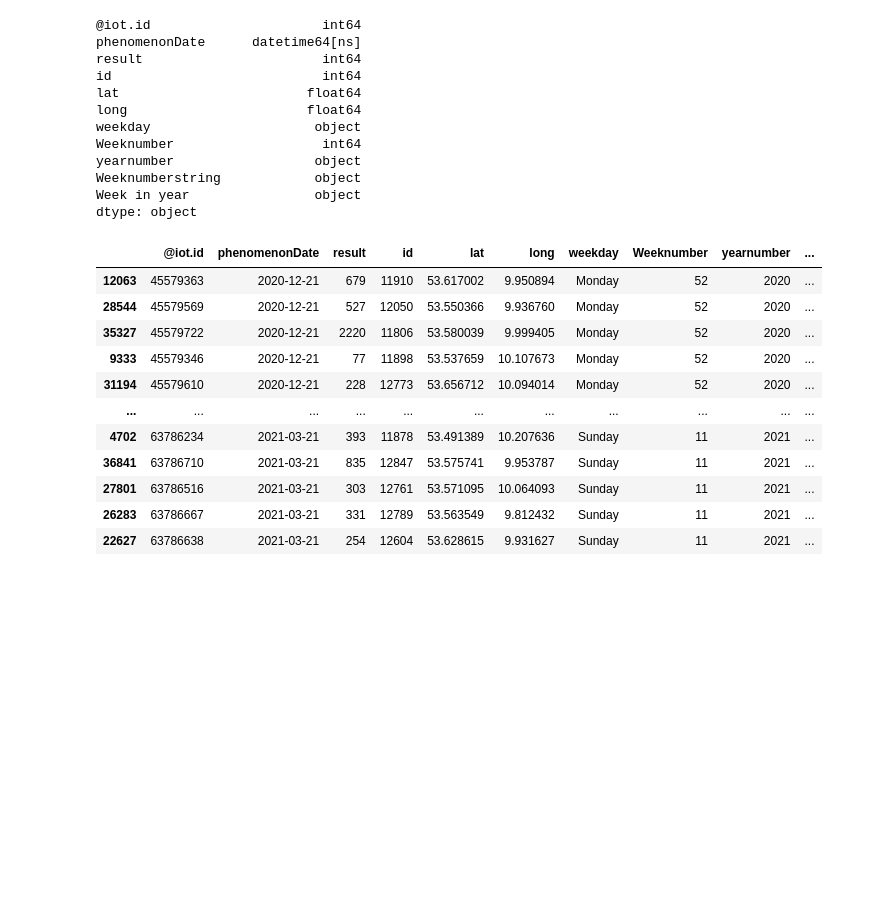
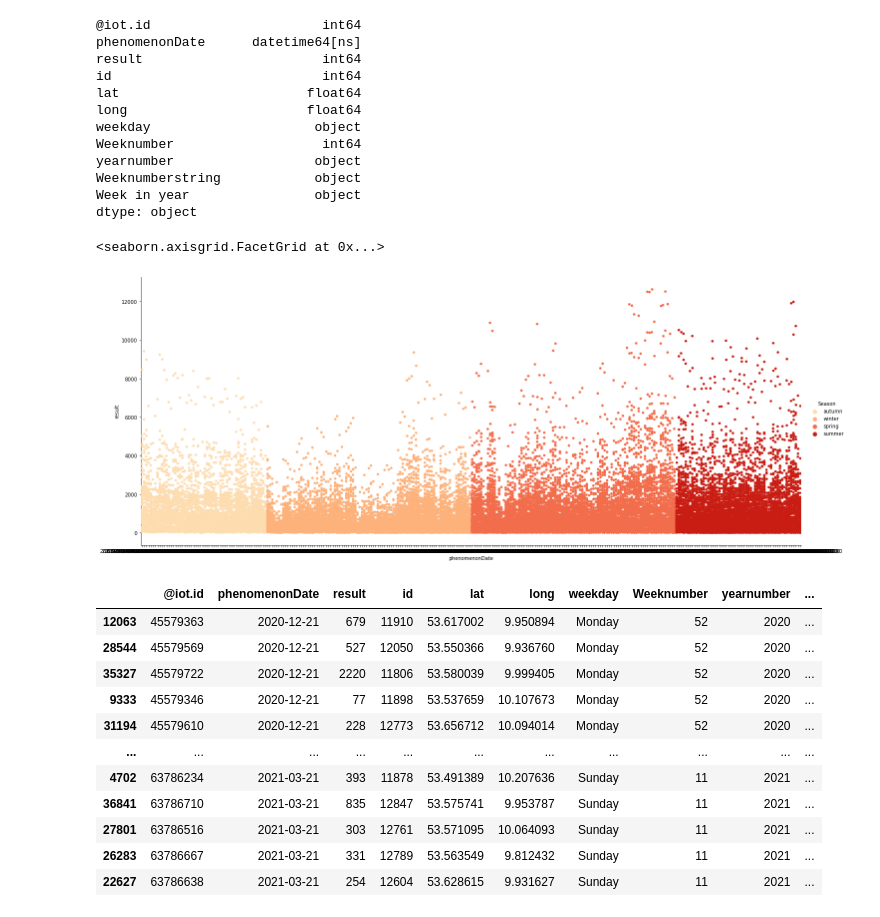
Before and after one commit to MaHag123/hh_techlabs_group12, a Jupyter notebook: Descriptives (using the clean_data csv)_Bikes_Final.ipynb, the cells around one changed output. Cells and saved outputs as stored; diff of their text form; code cells hidden in the pictures; blank space fills up the shorter version.

```diff
--- a/Descriptives (using the clean_data csv)_Bikes_Final.ipynb
+++ b/Descriptives (using the clean_data csv)_Bikes_Final.ipynb
@@ -273,7 +273,10 @@ df_clean_data_short.loc[df_clean_data_short["Week in year"] > 202124, "Season"]
 # %%
 df_clean_data_short = df_clean_data_short.sort_values(by = "phenomenonDate")
 # %%
-sns.catplot(x="phenomenonDate", y="result",hue = "Season", data = df_clean_data_short, height=8, aspect=2.5,palette="viridis")
+sns.catplot(x="phenomenonDate", y="result",hue = "Season", data = df_clean_data_short, height=8, aspect=2.5,palette="OrRd")
+# %% [output]
+<seaborn.axisgrid.FacetGrid at 0x...>
+[figure, added]
 # %%
 #Create dataset only for summer and winter for geo visualization
 mask_w = (df_clean_data_short["Season"] == "winter")
```
Also changed, not shown: parts of 1 cell of this notebook, 1 other file.
